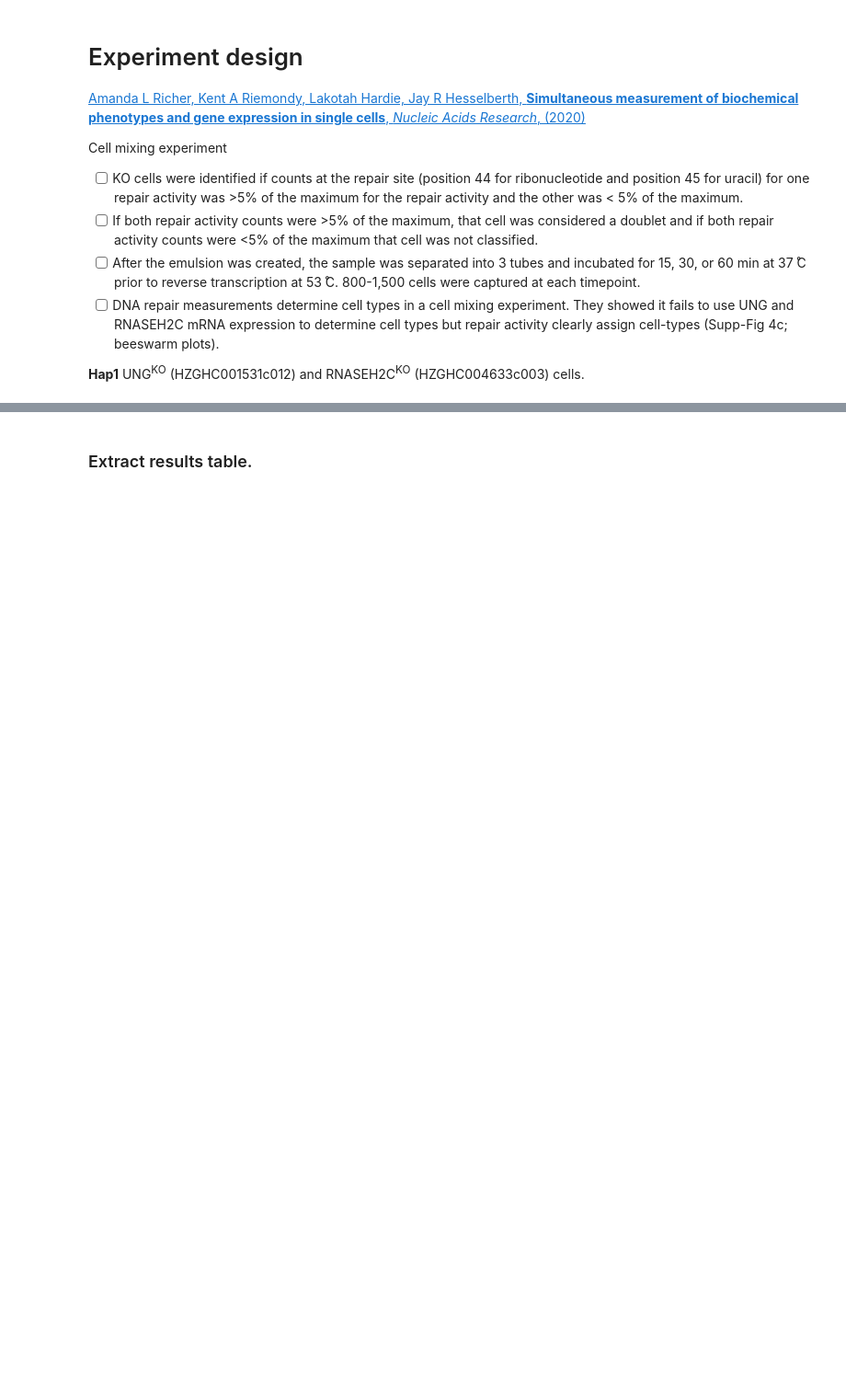
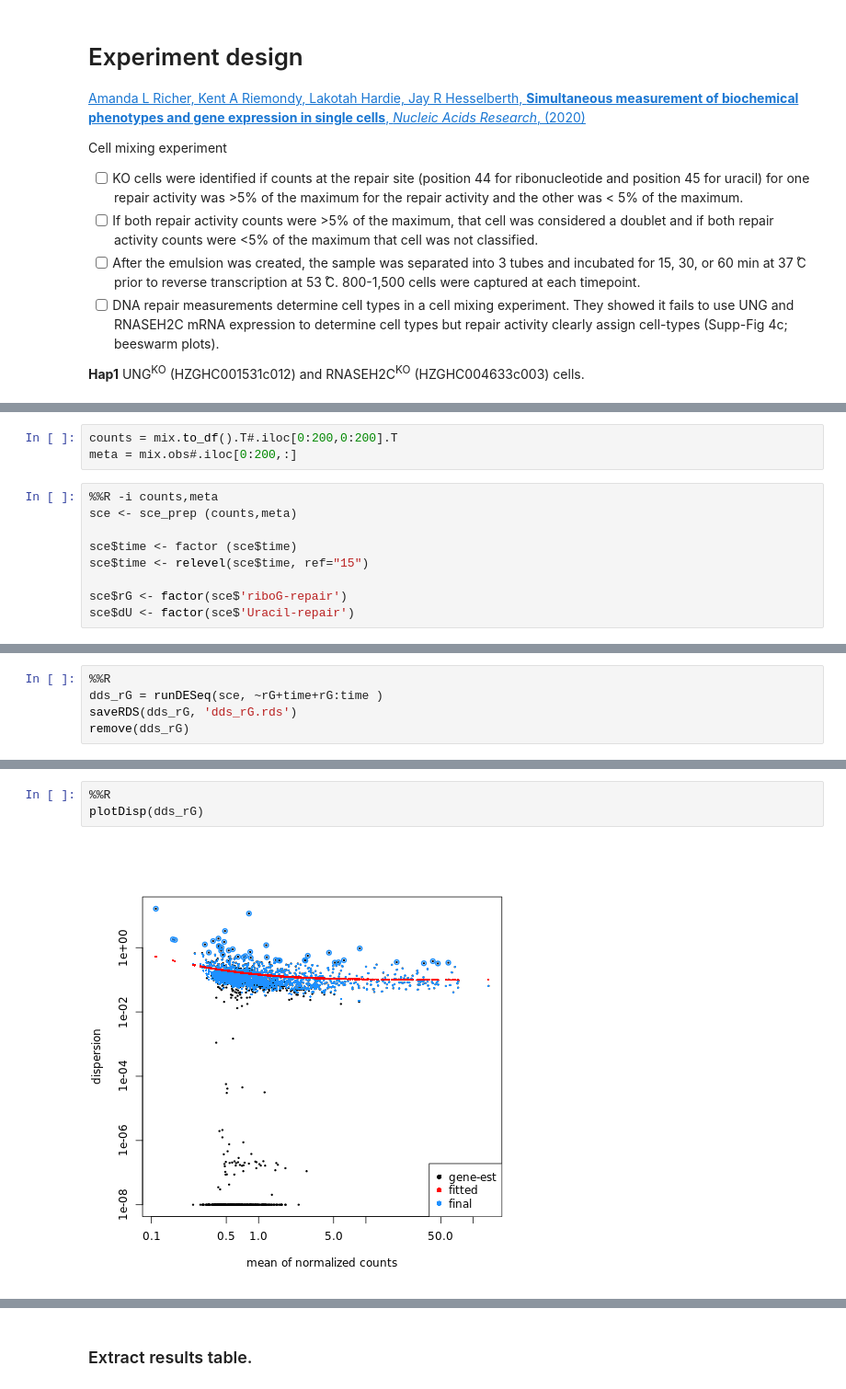
Before and after one commit to abearab/sc-haircut-net, a Jupyter notebook: differential-analysis.ipynb, the cells around one changed output, grey strips where cells are left out. Shown at 92% size. Drawn from its saved outputs; the diff is of its cells as text; blank space fills up the shorter version.

Commit message:
run deseq norm

```diff
--- a/differential-analysis.ipynb
+++ b/differential-analysis.ipynb
@@ -145,0 +162,12 @@ abline(0,1,col="red")
+# %%
+counts = mix.to_df().T#.iloc[0:200,0:200].T
+meta = mix.obs#.iloc[0:200,:]
+# %%
+%%R -i counts,meta
+sce <- sce_prep (counts,meta)
+
+sce$time <- factor (sce$time)
+sce$time <- relevel(sce$time, ref="15")
+
+sce$rG <- factor(sce$'riboG-repair')
+sce$dU <- factor(sce$'Uracil-repair')
@@ -145,0 +211,5 @@ abline(0,1,col="red")
+# %%
+%%R
+dds_rG = runDESeq(sce, ~rG+time+rG:time )
+saveRDS(dds_rG, 'dds_rG.rds')
+remove(dds_rG)
@@ -145,0 +243,5 @@ abline(0,1,col="red")
+# %%
+%%R
+plotDisp(dds_rG)
+# %% [output]
+[figure, added]
```
Also changed, not shown: parts of 65 cells of this notebook, 3 other files.
